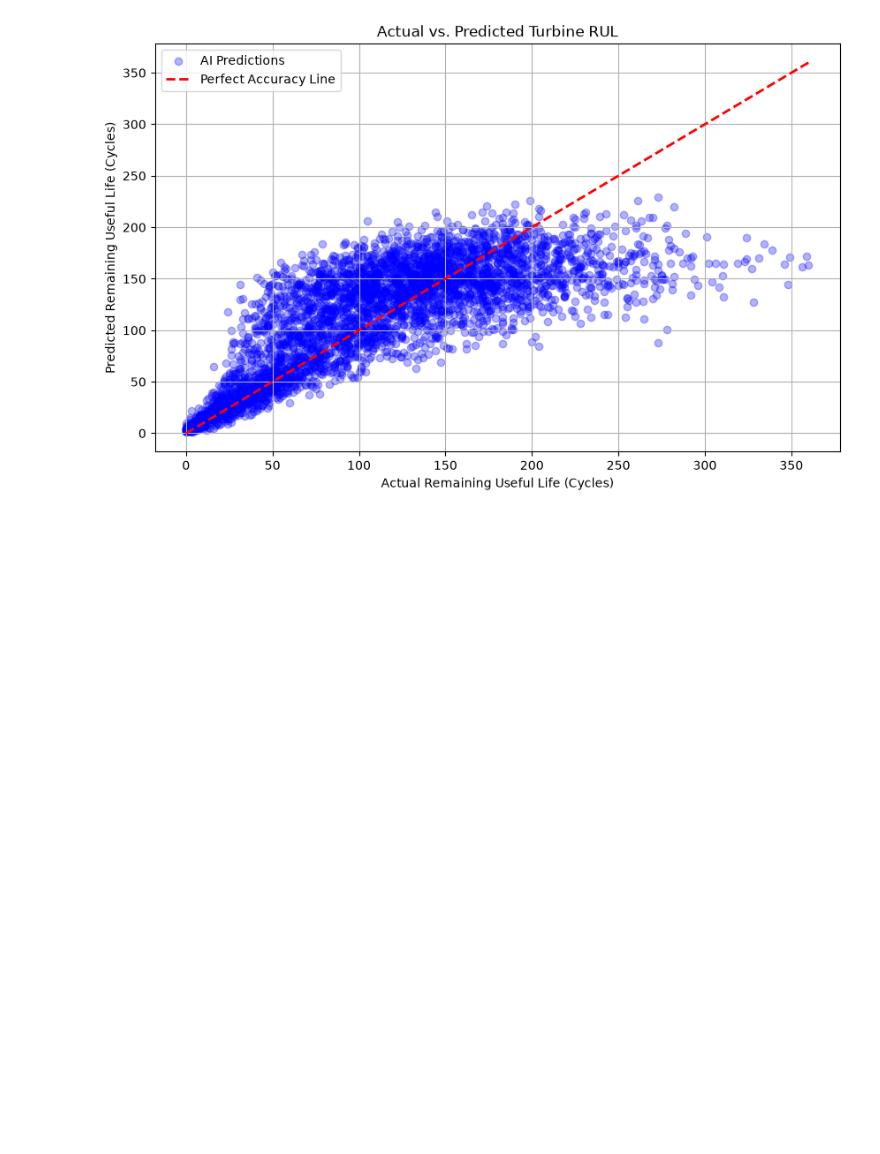
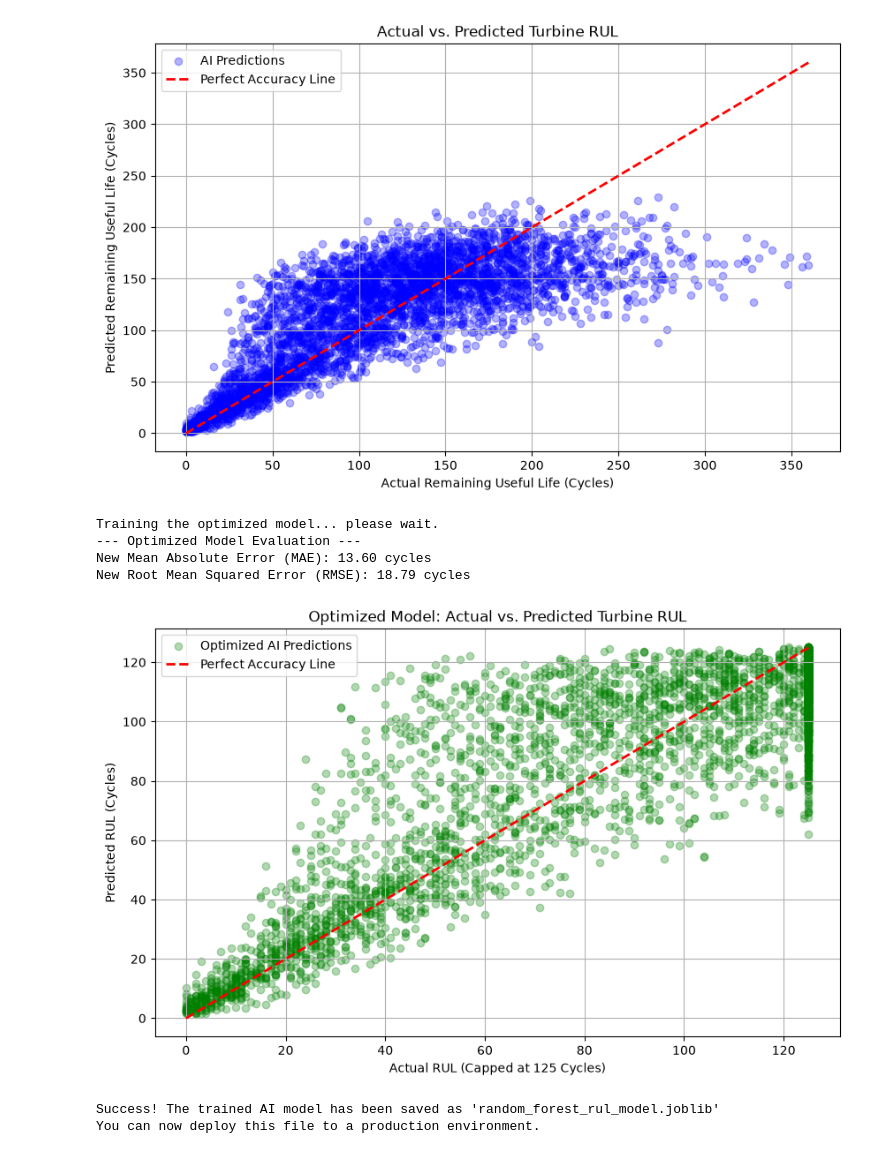
Before and after one commit to Nort0103/predictive-maintenance-turbine, a Jupyter notebook: data_exploration.ipynb, the cells around one changed output. Cells and saved outputs as stored; diff of their text form; code cells hidden in the pictures; blank space fills up the shorter version.

Commit message:
Applied Piecewise Linear RUL, visualized results, and saved trained model

```diff
--- a/data_exploration.ipynb
+++ b/data_exploration.ipynb
@@ -185,3 +185,75 @@ plt.grid(True)
 plt.show()
 # %% [output]
 [figure]
+# %%
+# Set the maximum RUL cap (Piecewise Linear RUL threshold)
+MAX_RUL = 125
+
+# Cap the RUL in our dataframe
+# If RUL > 125, it becomes 125. Otherwise, it stays the actual value.
+df['RUL_capped'] = df['RUL'].clip(upper=MAX_RUL)
+
+# 1. Re-create y (Target) with the new capped RUL
+y_capped = df['RUL_capped']
+
+# 2. Re-split the data using the exact same random state
+X_train_cap, X_test_cap, y_train_cap, y_test_cap = train_test_split(
+    X, y_capped, test_size=0.2, random_state=42
+)
+
+# 3. Initialize and train the new "capped" model
+model_capped = RandomForestRegressor(n_estimators=100, random_state=42)
+print("Training the optimized model... please wait.")
+model_capped.fit(X_train_cap, y_train_cap)
+
+# 4. Predict and evaluate
+predictions_cap = model_capped.predict(X_test_cap)
+from sklearn.metrics import mean_squared_error, mean_absolute_error
+import numpy as np
+
+mae_cap = mean_absolute_error(y_test_cap, predictions_cap)
+rmse_cap = np.sqrt(mean_squared_error(y_test_cap, predictions_cap))
+
+print("--- Optimized Model Evaluation ---")
+print(f"New Mean Absolute Error (MAE): {mae_cap:.2f} cycles")
+print(f"New Root Mean Squared Error (RMSE): {rmse_cap:.2f} cycles")
+# %% [output]
+Training the optimized model... please wait.
+--- Optimized Model Evaluation ---
+New Mean Absolute Error (MAE): 13.60 cycles
+New Root Mean Squared Error (RMSE): 18.79 cycles
+# %%
+import matplotlib.pyplot as plt
+
+# Set up the chart size
+plt.figure(figsize=(10, 6))
+
+# Plot optimized AI predictions against actual capped answers
+plt.scatter(y_test_cap, predictions_cap, alpha=0.3, color='green', label='Optimized AI Predictions')
+
+# Draw a red dashed line representing perfect 100% accuracy
+plt.plot([y_test_cap.min(), y_test_cap.max()], [y_test_cap.min(), y_test_cap.max()], 'r--', lw=2, label='Perfect Accuracy Line')
+
+# Add axis labels and chart title
+plt.xlabel('Actual RUL (Capped at 125 Cycles)')
+plt.ylabel('Predicted RUL (Cycles)')
+plt.title('Optimized Model: Actual vs. Predicted Turbine RUL')
+plt.legend()
+plt.grid(True)
+
+# Display the chart
+plt.show()
+# %% [output]
+[figure, added]
+# %%
+import joblib
+
+# Save the optimized model to a file
+model_filename = 'random_forest_rul_model.joblib'
+joblib.dump(model_capped, model_filename)
+
+print(f"Success! The trained AI model has been saved as '{model_filename}'")
+print("You can now deploy this file to a production environment.")
+# %% [output]
+Success! The trained AI model has been saved as 'random_forest_rul_model.joblib'
+You can now deploy this file to a production environment.
```
Also changed, not shown: 1 other file.
